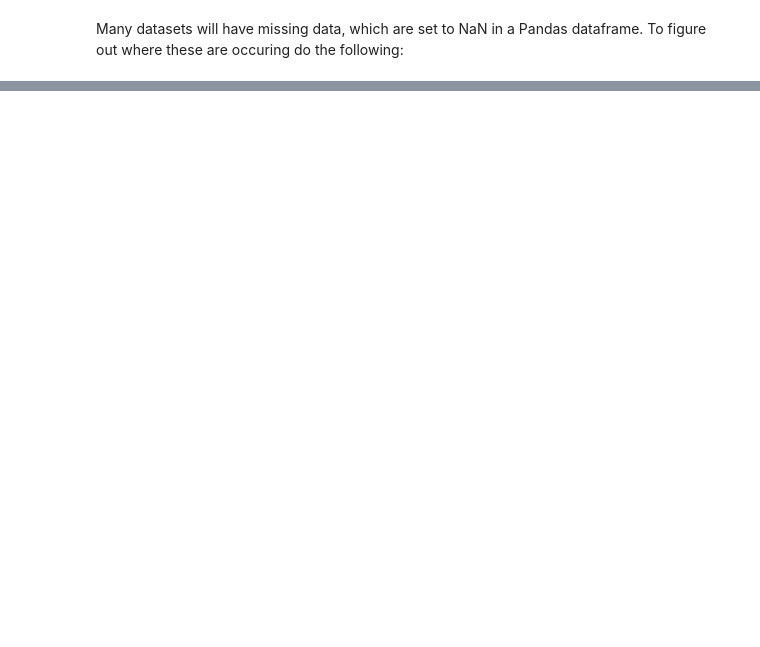
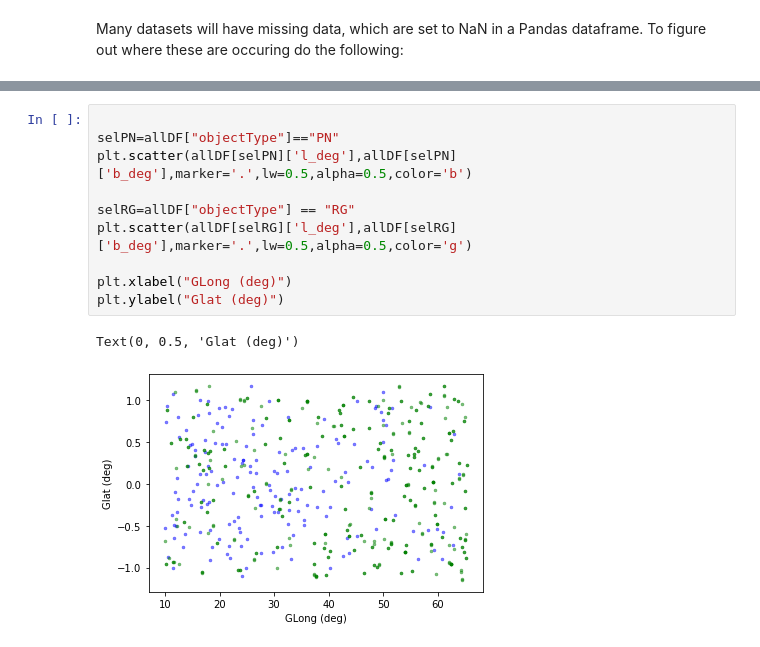
Before and after one commit to MQ-ASTR3110-2021/ASTR3110_Tutorial_Notebooks_2021, a Jupyter notebook: ASTR3110_Tutorial_2_Pandas.ipynb, the cells around one changed output, grey strips where cells are left out. Saved outputs shown, nothing was run; the diff lists cells and outputs as text; blank space fills up the shorter version.

```diff
--- a/ASTR3110_Tutorial_2_Pandas.ipynb
+++ b/ASTR3110_Tutorial_2_Pandas.ipynb
@@ -77,0 +384,13 @@ Many datasets will have missing data, which are set to NaN in a Pandas dataframe
+# %%
+
+selPN=allDF["objectType"]=="PN"
+plt.scatter(allDF[selPN]['l_deg'],allDF[selPN]['b_deg'],marker='.',lw=0.5,alpha=0.5,color='b')
+
+selRG=allDF["objectType"] == "RG"
+plt.scatter(allDF[selRG]['l_deg'],allDF[selRG]['b_deg'],marker='.',lw=0.5,alpha=0.5,color='g')
+
+plt.xlabel("GLong (deg)")
+plt.ylabel("Glat (deg)")
+# %% [output]
+Text(0, 0.5, 'Glat (deg)')
+[figure, added]
```
Also changed, not shown: parts of 26 cells of this notebook, 1 other file.
